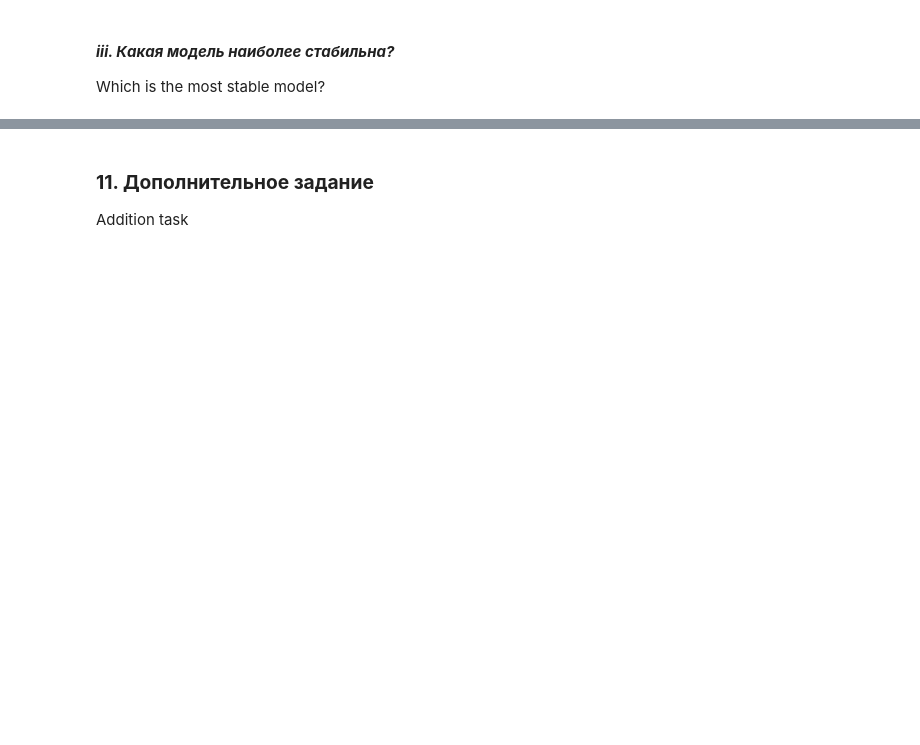
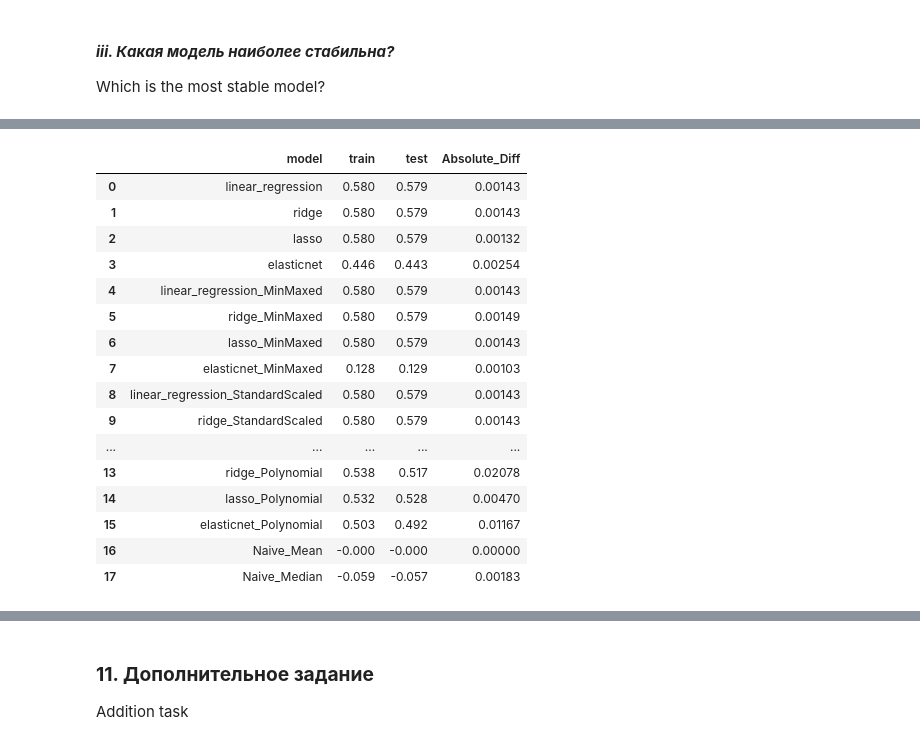
Before and after one commit to RunForJoy/core-linear-regression, a Jupyter notebook: src/ml.ipynb, the cells around one changed output, grey strips where cells are left out. Drawn from its saved outputs; the diff is of its cells as text; code cells hidden in the pictures; blank space fills up the shorter version.

```diff
--- a/src/ml.ipynb
+++ b/src/ml.ipynb
@@ -2795,0 +2866,24 @@ Which is the most stable model?
+# %%
+display(
+    universal_styler(
+        result_R2, highlight_diff=True, col_train="train", col_test="test", top_n=3
+    )
+)
+# %% [output]
+|  | model | train | test | Absolute_Diff |
+| 0 | linear_regression | 0.580 | 0.579 | 0.00143 |
+| 1 | ridge | 0.580 | 0.579 | 0.00143 |
+| 2 | lasso | 0.580 | 0.579 | 0.00132 |
+| 3 | elasticnet | 0.446 | 0.443 | 0.00254 |
+| 4 | linear_regression_MinMaxed | 0.580 | 0.579 | 0.00143 |
+| 5 | ridge_MinMaxed | 0.580 | 0.579 | 0.00149 |
+| 6 | lasso_MinMaxed | 0.580 | 0.579 | 0.00143 |
+| 7 | elasticnet_MinMaxed | 0.128 | 0.129 | 0.00103 |
+| 8 | linear_regression_StandardScaled | 0.580 | 0.579 | 0.00143 |
+| 9 | ridge_StandardScaled | 0.580 | 0.579 | 0.00143 |
+| ... | ... | ... | ... | ... |
+| 13 | ridge_Polynomial | 0.538 | 0.517 | 0.02078 |
+| 14 | lasso_Polynomial | 0.532 | 0.528 | 0.00470 |
+| 15 | elasticnet_Polynomial | 0.503 | 0.492 | 0.01167 |
+| 16 | Naive_Mean | -0.000 | -0.000 | 0.00000 |
+| 17 | Naive_Median | -0.059 | -0.057 | 0.00183 |
```
Also changed, not shown: parts of 50 cells of this notebook, 2 other files.
